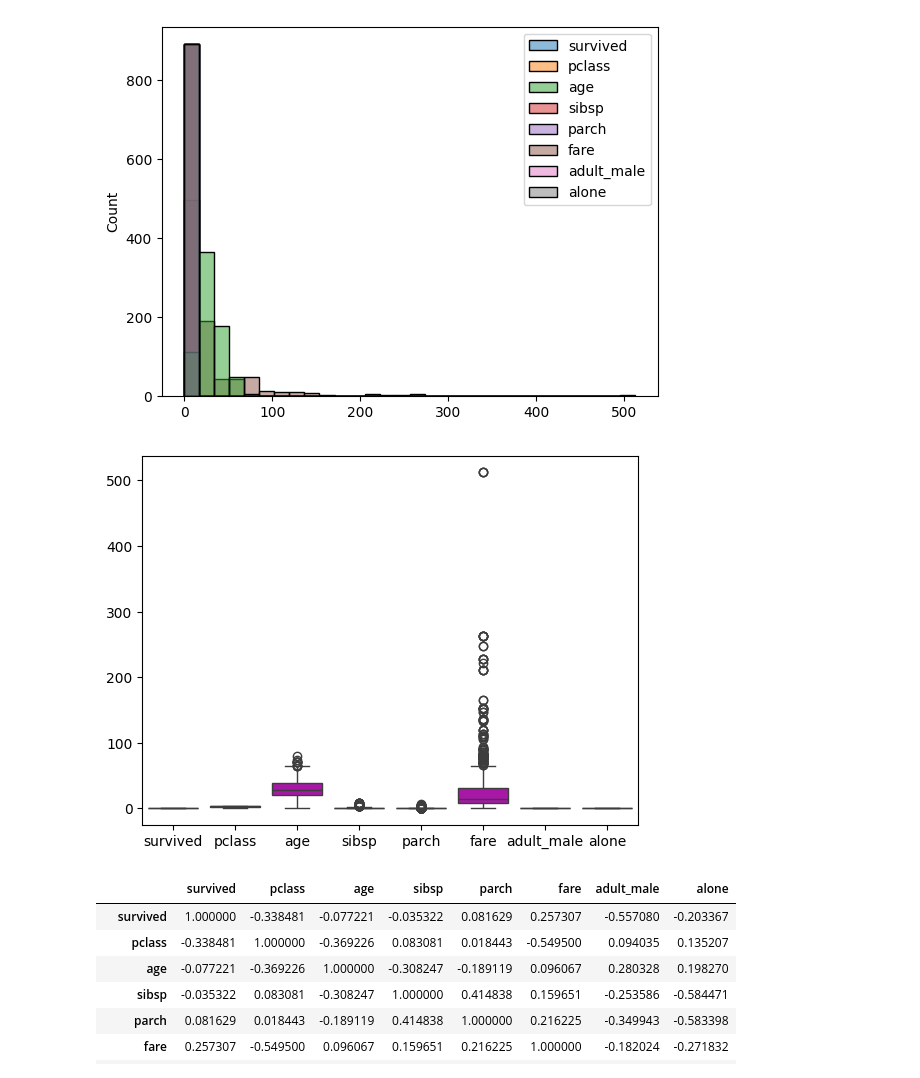
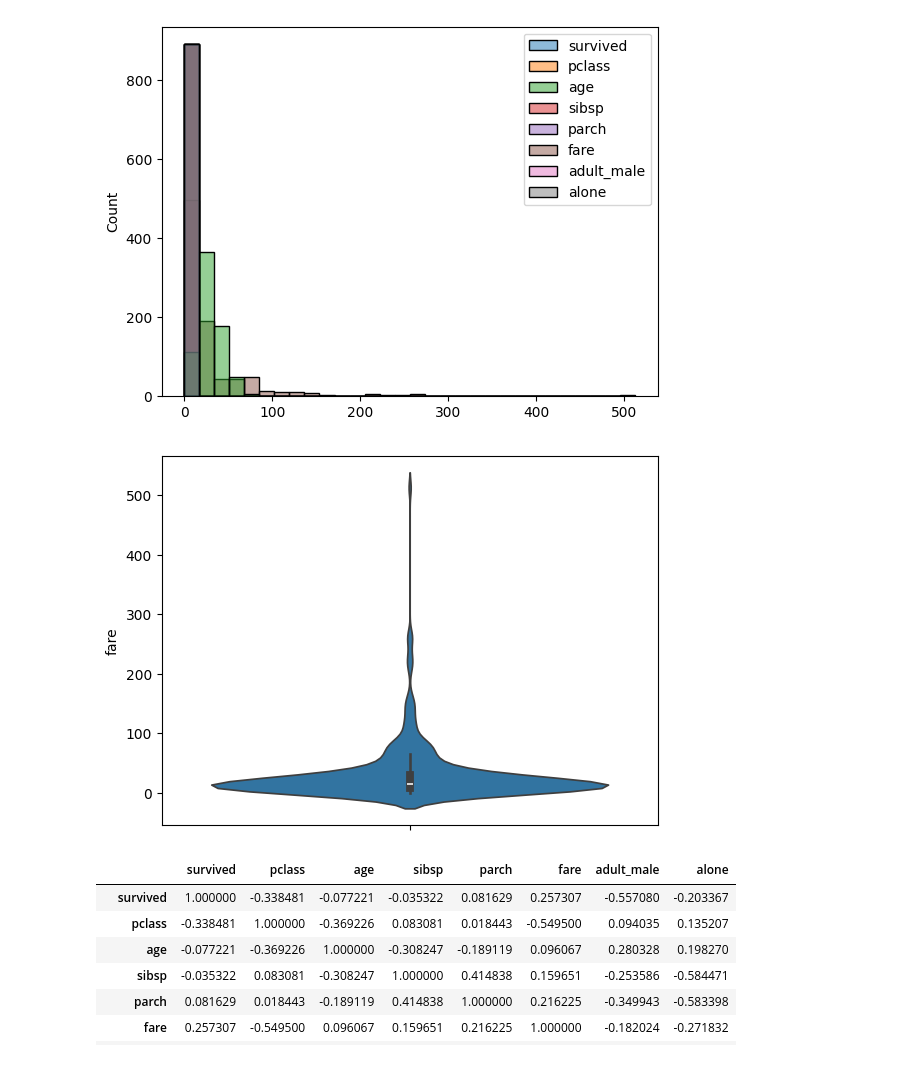
Before and after one commit to HimankPatidar/Pregrade, a Jupyter notebook: matplotlib/matplotlib2.ipynb, the cells around one changed output. Cells and saved outputs as stored; diff of their text form; code cells hidden in the pictures.

```diff
--- a/matplotlib/matplotlib2.ipynb
+++ b/matplotlib/matplotlib2.ipynb
@@ -433,10 +433,10 @@ plt.show()
 # %% [output]
 [figure]
 # %%
-sns.boxplot(df2,  color='m')
+sns.violinplot(df2['fare'])
 plt.show()
 # %% [output]
-[figure, old version]
+[figure, new version]
 # %%
 df2.corr(numeric_only=True)
 # %% [output]
```
